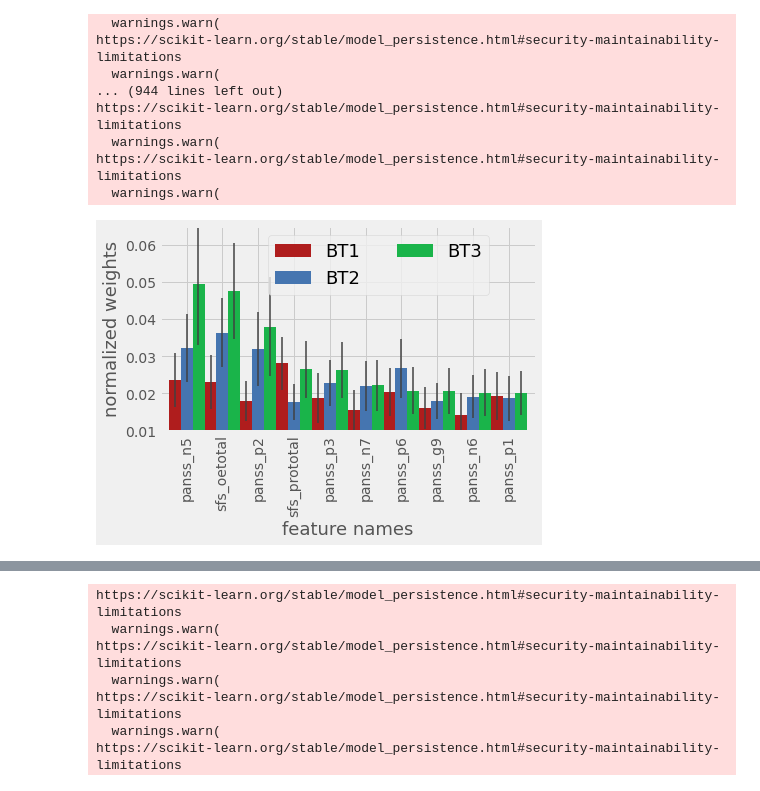
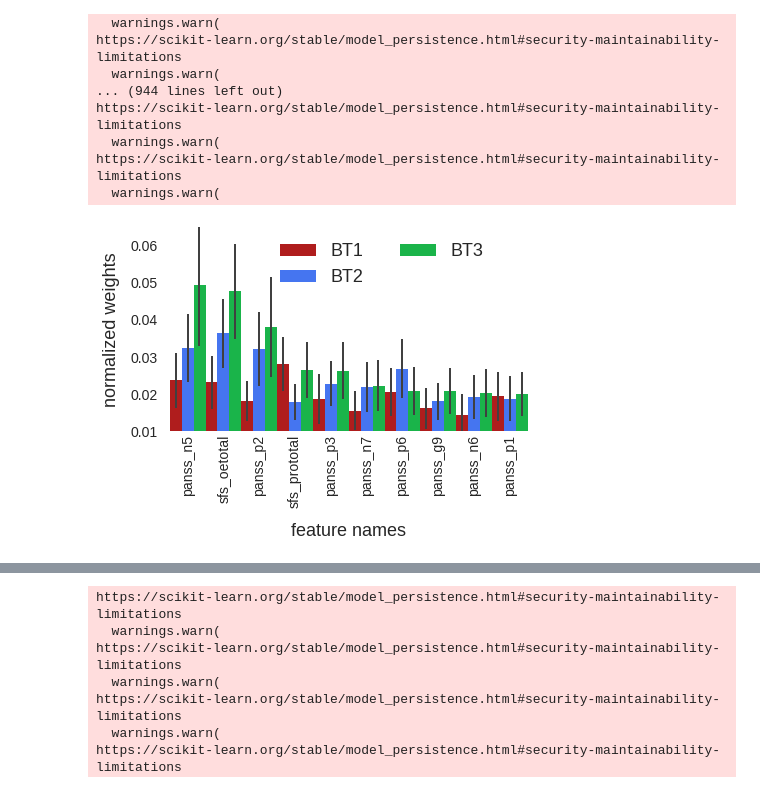
Before and after one commit to zeroknowledgediscovery/zcad, a Jupyter notebook: code/notebooks/Untitled1.ipynb, the cells around one changed output, grey strips where cells are left out. Cells and saved outputs as stored; diff of their text form; code cells hidden in the pictures.

```diff
--- a/code/notebooks/Untitled1.ipynb
+++ b/code/notebooks/Untitled1.ipynb
@@ -277,36 +277,44 @@ sImean=Imean.sort_values('bio3_vs_all',axis=1,ascending=False).iloc[:,:10]
 sIsd=Isd.loc[:,sImean.columns]
 # %%
 from itertools import cycle, islice
-custom_colors = list(islice(cycle(['#AF1D1D','#4575B0','#1AB44A']), None, 3))
+custom_colors = list(islice(cycle(['#AF1D1D','#4575F0','#1AB44A']), None, 3))
+plt.style.use('seaborn-whitegrid')
 # %%
 fig=plt.figure(figsize=[6,3.5])
 Imean=I.groupby('index').mean()
 Isd=I.groupby('index').std()
 FS=18
 FS2=14
 w=0.33
 LW=2
 COL='.25'
 
 
 
 sImean.transpose().plot(kind='bar',ax=plt.gca(),width=1,color=custom_colors)
 plt.errorbar(np.arange(len(sImean.columns)), sImean.loc['bio2_vs_all',:].values,
-             sIsd.loc['bio2_vs_all',:].values,lw=LW,ls='none',color=COL,alpha=.75)
+             sIsd.loc['bio2_vs_all',:].values,lw=LW,ls='none',color=COL,alpha=1)
 plt.errorbar(np.arange(len(sImean.columns))-w, sImean.loc['bio1_vs_all',:].values,
-             sIsd.loc['bio1_vs_all',:].values,lw=LW,ls='none',color=COL,alpha=.75)
+             sIsd.loc['bio1_vs_all',:].values,lw=LW,ls='none',color=COL,alpha=1)
 plt.errorbar(np.arange(len(sImean.columns))+w, sImean.loc['bio3_vs_all',:].values,
-             sIsd.loc['bio3_vs_all',:].values,lw=LW,ls='none',color=COL,alpha=.75)
+             sIsd.loc['bio3_vs_all',:].values,lw=LW,ls='none',color=COL,alpha=1)
 
 #plt.gca().set_xticks(np.arange(len(feature_names)))
 #plt.gca().set_xticklabels(feature_names,rotation=90);
 plt.gca().legend(['BT1','BT2','BT3'],fontsize=FS,bbox_to_anchor=(.9, 1),ncol=2)
 ax=plt.gca()
 ax.set_ylim(0.01,0.065)
-ax.set_xlabel('feature names',fontsize=FS)
-ax.set_ylabel('normalized weights',fontsize=FS)
+ax.set_xlabel('feature names',fontsize=FS,labelpad=15)
+ax.set_ylabel('normalized weights',fontsize=FS,labelpad=10)
 plt.xticks(fontsize=FS2, rotation=90);
+plt.yticks(fontsize=FS2, rotation=0);
+ax.grid(False)
+ax.spines['right'].set_visible(False)
+ax.spines['top'].set_visible(False)
+ax.spines['left'].set_visible(False)
+ax.spines['bottom'].set_visible(False)
+
 plt.savefig('sorted_impPhase1.png',dpi=300,bbox_inches='tight',transparent=True)
 # %% [output]
-[figure, old version]
+[figure, new version]
 # %%
```
Also changed, not shown: parts of 4 cells of this notebook, 37 other files.
